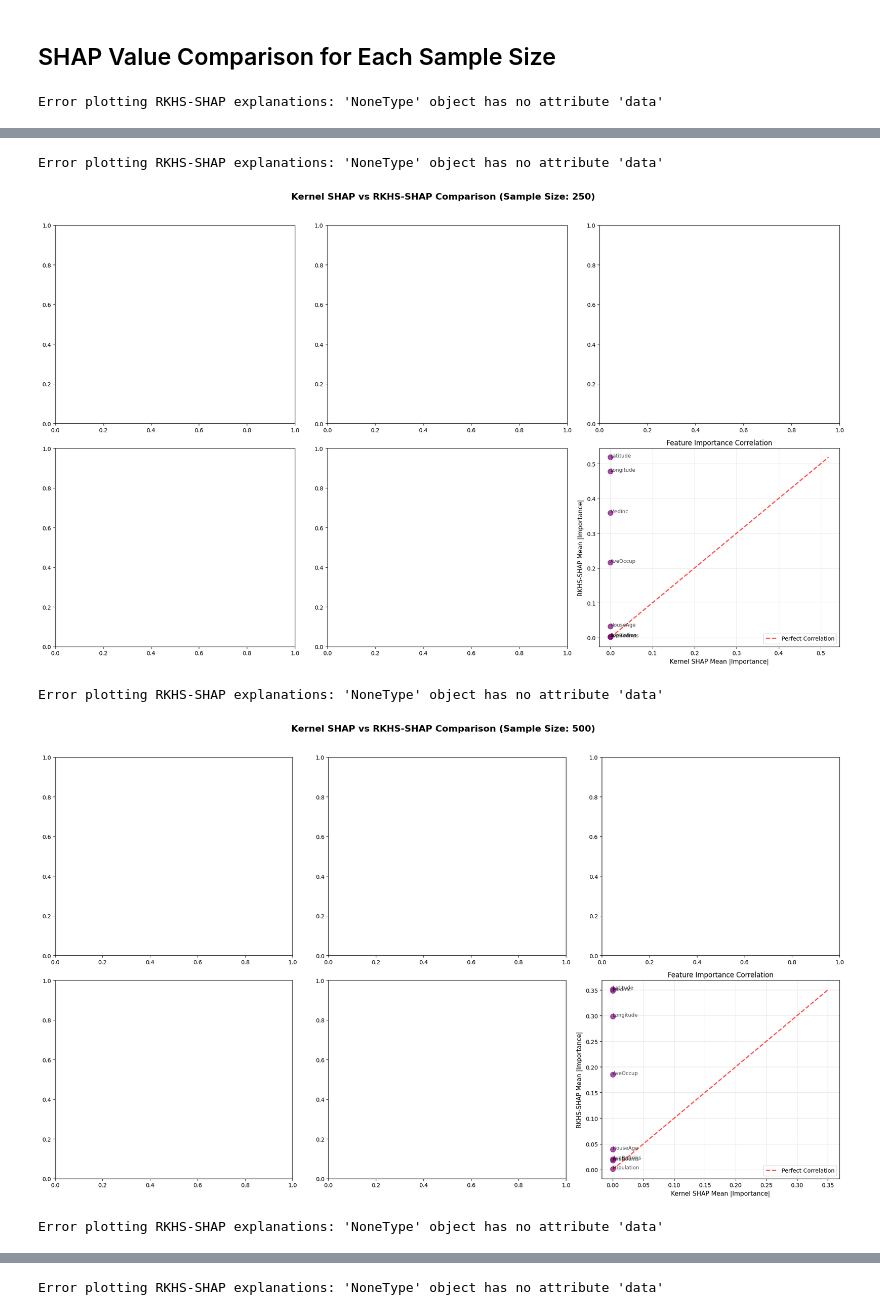
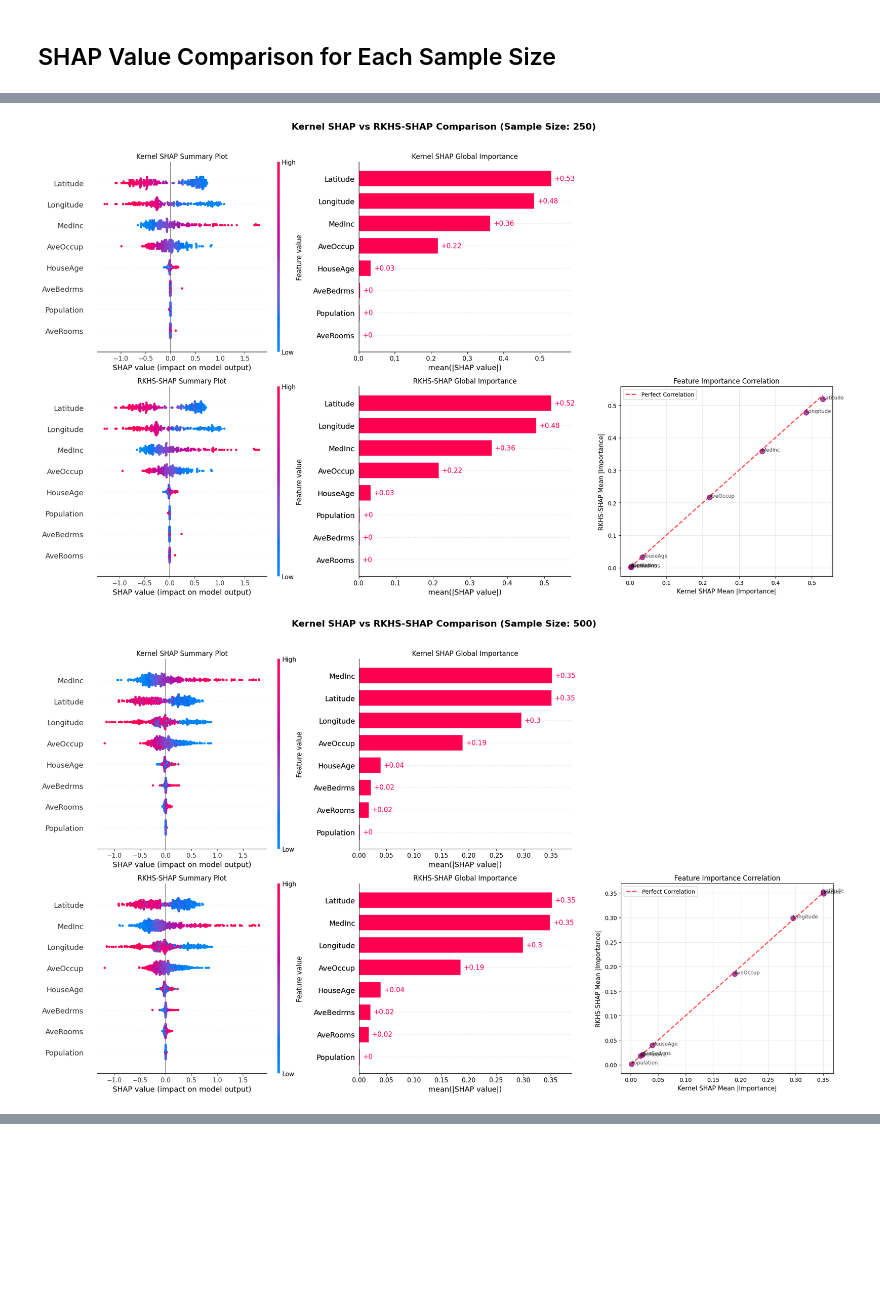
Before and after one commit to mi-6/rkhs-shap, a Jupyter notebook: examples/california_rkhs.ipynb, the cells around one changed output, grey strips where cells are left out. Drawn from its saved outputs; the diff is of its cells as text; code cells hidden in the pictures; blank space fills up the shorter version.

```diff
--- a/examples/california_rkhs.ipynb
+++ b/examples/california_rkhs.ipynb
@@ -231,16 +251,16 @@ for sample_size in SAMPLE_SIZES:
 
     # Run RKHS-SHAP
     print("Running RKHS-SHAP...")
-    rkhs_shap_values, rkhs_shap_time = run_rkhs_shap(model, X_train, y_train, X_explain)
+    rkhs_explanation, rkhs_shap_time = run_rkhs_shap(model, X_train, y_train, X_explain)
     print(f"RKHS-SHAP time: {rkhs_shap_time:.2f}s")
-    all_rkhs_explanations.append(rkhs_shap_values)
+    all_rkhs_explanations.append(rkhs_explanation)
 
     # Note: Predictions take quite long for large datasets
     pred_explain = model.predict_mean_numpy(X_explain)
     baseline = model.predict_mean_numpy(X_train).mean()
     accuracy_metrics = compute_accuracy_metrics(
         kernel_explanation,
-        rkhs_shap_values,
+        rkhs_explanation,
         pred_explain,
         baseline,
     )
@@ -468,8 +490,8 @@ Metrics Summary:
 ## SHAP Value Comparison for Each Sample Size
 # %%
 for i, sample_size in enumerate(SAMPLE_SIZES):
-    kernel_explanation = all_kernel_explanations[i]
-    rkhs_explanation = all_rkhs_explanations[i]
+    kernel_explanation: shap.Explanation | None = all_kernel_explanations[i]
+    rkhs_explanation: shap.Explanation = all_rkhs_explanations[i]
     model = all_models[i]
 
     fig, axes = plt.subplots(2, 3, figsize=(20, 12))
@@ -480,7 +502,7 @@ for i, sample_size in enumerate(SAMPLE_SIZES):
     )
 
     # Correlation plot between methods
-    rkhs_mean_abs = np.mean(np.abs(rkhs_explanation), axis=0)
+    rkhs_mean_abs = np.mean(np.abs(rkhs_explanation.values), axis=0)
     kernel_mean_abs = np.zeros_like(rkhs_mean_abs)
 
     # Kernel SHAP plots
@@ -494,23 +516,16 @@ for i, sample_size in enumerate(SAMPLE_SIZES):
         shap.plots.bar(kernel_explanation, ax=axes[0, 1], show=False)
         axes[0, 1].set_title("Kernel SHAP Global Importance", fontsize=12)
 
-    try:
-        # TODO enable creating RKHS Explanation when no Kernel SHAP is present
-        # RKHS-SHAP plots
-        rkhs_fake_explanation = shap.Explanation(
-            values=rkhs_explanation,
-            data=kernel_explanation.data,
-            feature_names=kernel_explanation.feature_names,
-        )
+        axes[0, 2].set_visible(False)
+    else:
+        axes[0, 0].set_visible(False)
+        axes[0, 1].set_visible(False)
+        axes[0, 2].set_visible(False)
 
-        shap.plots.beeswarm(
-            rkhs_fake_explanation, ax=axes[1, 0], plot_size=None, show=False
-        )
-        axes[1, 0].set_title("RKHS-SHAP Summary Plot", fontsize=12)
-        shap.plots.bar(rkhs_fake_explanation, ax=axes[1, 1], show=False)
-        axes[1, 1].set_title("RKHS-SHAP Global Importance", fontsize=12)
-    except Exception as e:
-        print(f"Error plotting RKHS-SHAP explanations: {e}")
+    shap.plots.beeswarm(rkhs_explanation, ax=axes[1, 0], plot_size=None, show=False)
+    axes[1, 0].set_title("RKHS-SHAP Summary Plot", fontsize=12)
+    shap.plots.bar(rkhs_explanation, ax=axes[1, 1], show=False)
+    axes[1, 1].set_title("RKHS-SHAP Global Importance", fontsize=12)
 
     axes[1, 2].scatter(kernel_mean_abs, rkhs_mean_abs, alpha=0.7, s=80, color="purple")
 
@@ -540,4 +555,3 @@ for i, sample_size in enumerate(SAMPLE_SIZES):
     plt.tight_layout(rect=[0, 0, 1, 0.96])
     plt.show()
 # %% [output]
-Error plotting RKHS-SHAP explanations: 'NoneType' object has no attribute 'data'
@@ -545,5 +559,2 @@ Error plotting RKHS-SHAP explanations: 'NoneType' object has no attribute 'data'
-Error plotting RKHS-SHAP explanations: 'NoneType' object has no attribute 'data'
-[figure, old version]
+[figure, new version]
-Error plotting RKHS-SHAP explanations: 'NoneType' object has no attribute 'data'
-[figure, old version]
+[figure, new version]
-Error plotting RKHS-SHAP explanations: 'NoneType' object has no attribute 'data'
@@ -551 +561,0 @@ Error plotting RKHS-SHAP explanations: 'NoneType' object has no attribute 'data'
-Error plotting RKHS-SHAP explanations: 'NoneType' object has no attribute 'data'
```
Also changed, not shown: parts of 6 cells of this notebook, 1 other file.
